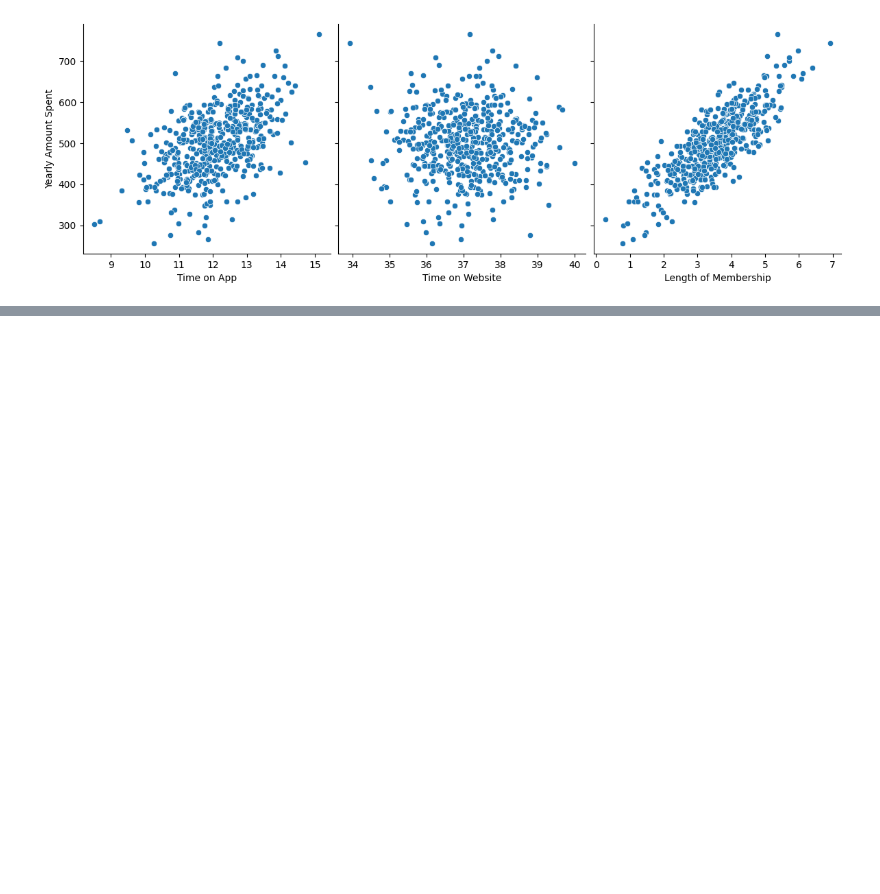
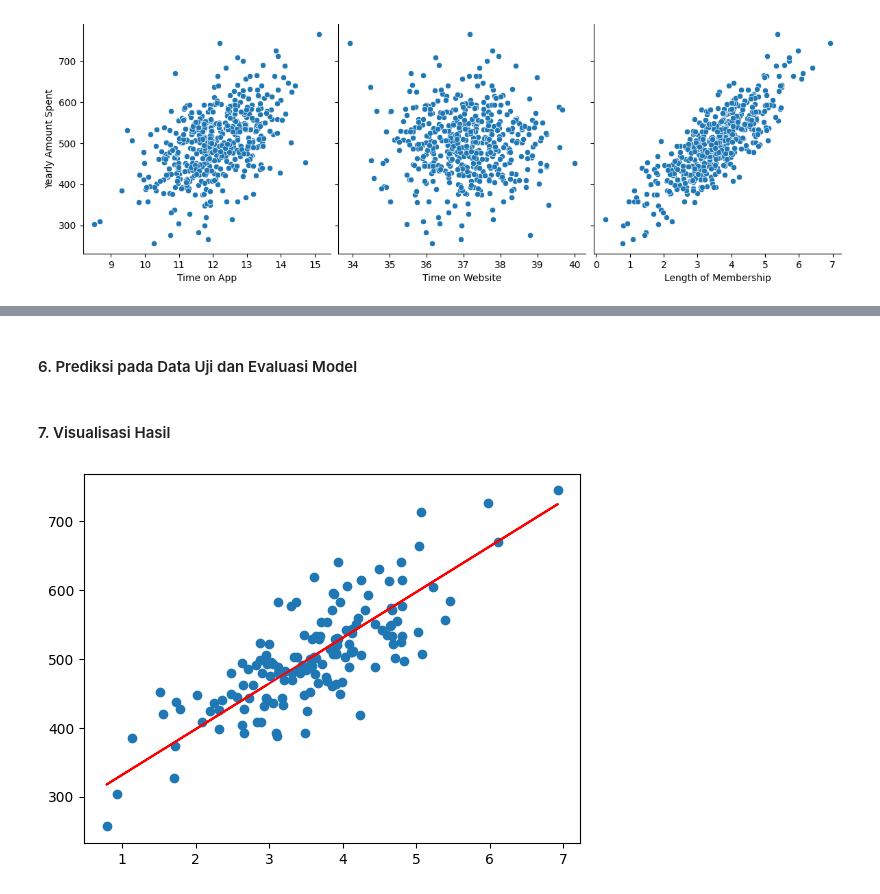
Before and after one commit to aryachandrak/Machine-Learning-2024-Ganjil, a Jupyter notebook: Jobsheet3/Praktikum_1.ipynb, the cells around one changed output, grey strips where cells are left out. Saved outputs shown, nothing was run; the diff lists cells and outputs as text; code cells hidden in the pictures; blank space fills up the shorter version.

```diff
--- a/Jobsheet3/Praktikum_1.ipynb
+++ b/Jobsheet3/Praktikum_1.ipynb
@@ -86,0 +137,6 @@ ValueError: could not convert string to float: 'mstephenson@fernandez.com'
+# %% [markdown]
+#### 6. Prediksi pada Data Uji dan Evaluasi Model
+# %%
+# Prediksi pada data uji
+X_test_sm = sm.add_constant(X_test)
+y_test_pred = lr.predict(X_test_sm)
@@ -86,0 +148,9 @@ ValueError: could not convert string to float: 'mstephenson@fernandez.com'
+# %% [markdown]
+#### 7. Visualisasi Hasil
+# %%
+# Visualisasi data uji dan hasil prediksi
+plt.scatter(X_test, y_test)
+plt.plot(X_test, y_test_pred, 'r')
+plt.show()
+# %% [output]
+[figure, added]
```
Also changed, not shown: parts of 11 cells of this notebook.
